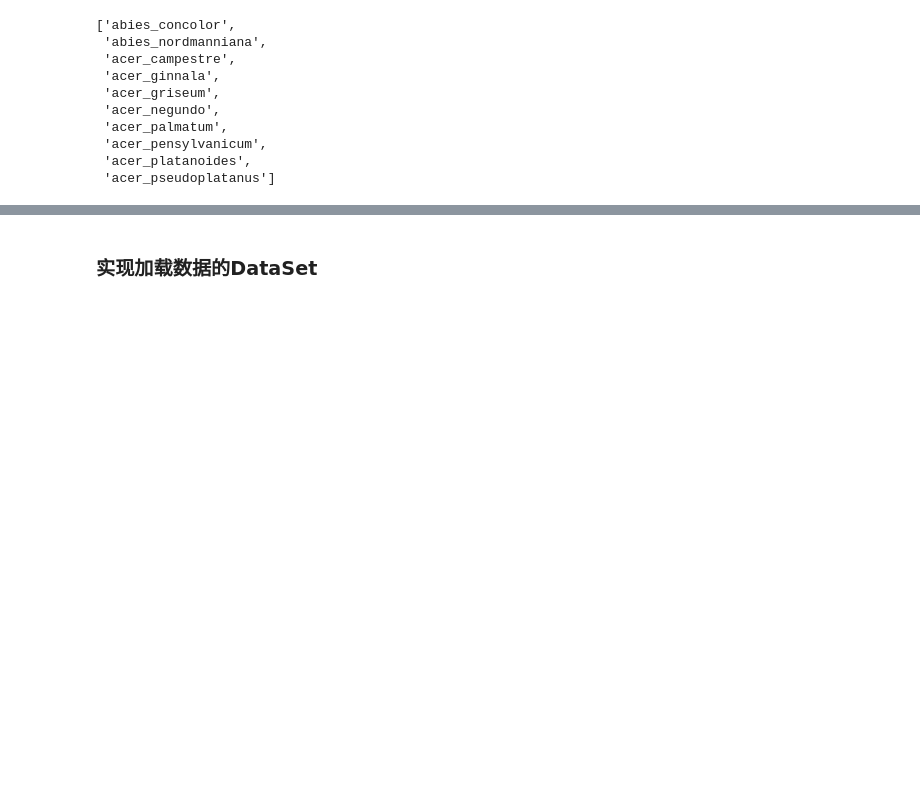
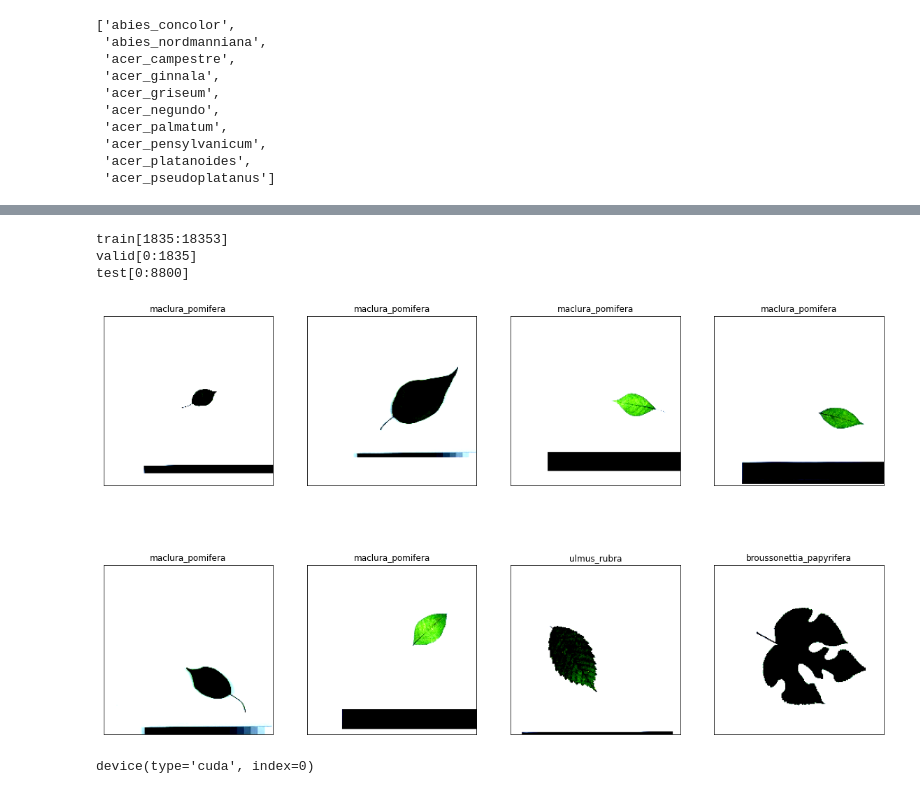
Before and after one commit to staneyffer/learn-d2l, a Jupyter notebook: 07-chapter_convolutional-modern/30-01-叶子分类.ipynb, the cells around one changed output, grey strips where cells are left out. Cells and saved outputs as stored; diff of their text form; code cells hidden in the pictures; blank space fills up the shorter version.

```diff
--- a/07-chapter_convolutional-modern/30-01-叶子分类.ipynb
+++ b/07-chapter_convolutional-modern/30-01-叶子分类.ipynb
@@ -51,9 +50,3 @@ Class number:  176
 class_to_num = dict(zip(leave_labels, range(label_count)))
 # 数字映射到类
 num_to_class = {v: k for k, v in class_to_num.items()}
-# %%
-from torch.utils.data import Dataset
-
-class LeavesDataset(Dataset):
-    def __init__(self, parent, img_path, data_type='train') -> None:
-        super().__init__()
@@ -86,2 +52,0 @@ tensor([170,  45,   7,  74, 168,  59,  25,  70,  79, 130,   6,  12, 168,  31,
-# %% [markdown]
-### 实现加载数据的DataSet
@@ -104,0 +112,64 @@ class MyImageDataSet(Dataset):
+# %%
+train_dataset = LeavesDataset(data_file, 'train.csv', 'train')
+valid_dataset = LeavesDataset(data_file, 'train.csv', 'valid')
+test_dataset = LeavesDataset(data_file, 'test.csv', 'test')
+
+batch_size = 128
+train_loader = DataLoader(dataset=train_dataset,batch_size=batch_size,shuffle=True,num_workers=8)
+valid_loader = DataLoader(dataset=valid_dataset,batch_size=batch_size,shuffle=False,num_workers=8)
+test_loader = DataLoader(dataset=test_dataset, batch_size=batch_size, shuffle=False, num_workers=8)
+
+# print(len(train_dataset), len(valid_dataset))
+#print(num_to_class.keys())
+# labels = np.array(valid_dataset.labels)
+# len(labels)
+# for i in train_loader:
+#     img, label = i
+#     print(label, [num_to_class[l] for l in label.numpy()])
+#     break
+
+# for i in valid_loader:
+#     img, label = i
+#     print(label, [num_to_class[l] for l in label.numpy()])
+#     break
+# %% [output]
+train[1835:18353]
+valid[0:1835]
+test[0:8800]
+# %%
+import matplotlib.pyplot as plt
+
+def im_convert(tensor):
+    """ 展示数据"""
+
+    image = tensor.to("cpu").clone().detach()
+    image = image.numpy().squeeze()
+    image = image.transpose(1,2,0)
+    image = image.clip(0, 1)
+
+    return image
+
+fig=plt.figure(figsize=(20, 12))
+columns = 4
+rows = 2
+
+dataiter = iter(valid_loader)
+inputs, classes = dataiter.next()
+
+for idx in range (columns*rows):
+    ax = fig.add_subplot(rows, columns, idx+1, xticks=[], yticks=[])
+    ax.set_title(num_to_class[int(classes[idx])])
+    plt.imshow(im_convert(inputs[idx]))
+plt.show()
+# %% [output]
+[figure, added]
+# %%
+def try_gpu(index=0):
+    if torch.cuda.device_count() > index:
+        return torch.device(f'cuda:{index}')
+    else:
+        return torch.device('cpu')
+
+try_gpu()
+# %% [output]
+device(type='cuda', index=0)
```
Also changed, not shown: parts of 16 cells of this notebook, 6 other files.
